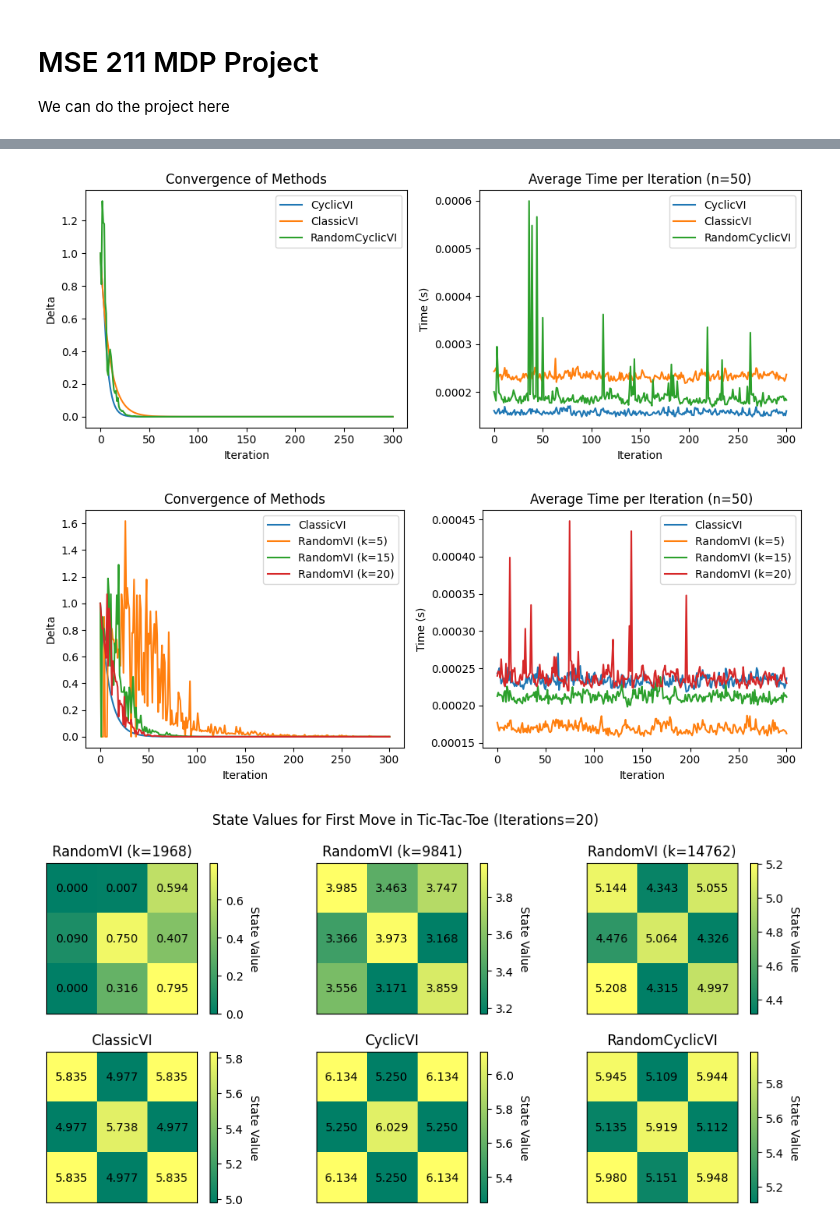
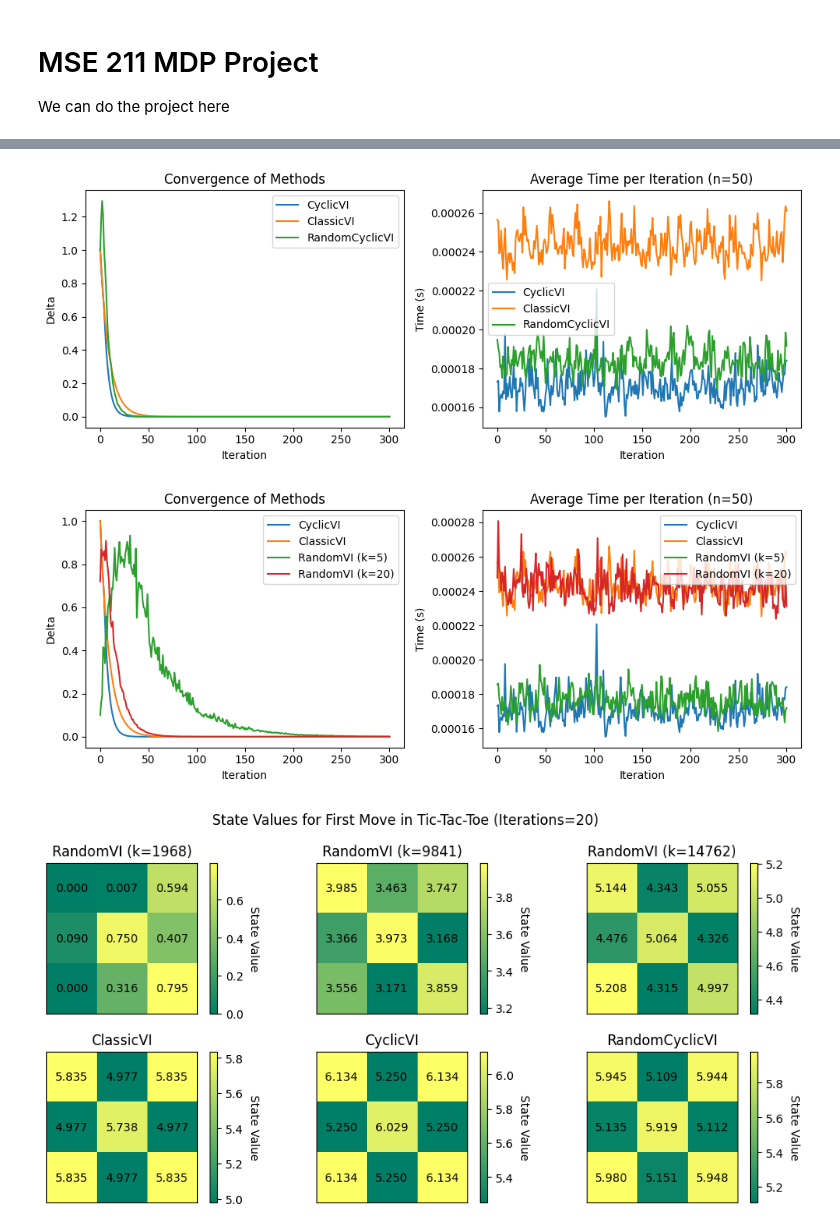
Before and after one commit to JordanTroutman/mse_211_project, a Jupyter notebook: Troutman Notebook.ipynb, the cells around one changed output, grey strips where cells are left out. Drawn from its saved outputs; the diff is of its cells as text; code cells hidden in the pictures.

Commit message:
Average over the deltas

```diff
--- a/Troutman Notebook.ipynb
+++ b/Troutman Notebook.ipynb
@@ -31,14 +31,17 @@ for iterator in iterators:
     name = iterator.name
     solver = Solver(iterator, g, 0.9)
     measures = []
+    deltas = []
     for _ in range(50):
         solver.solve(steps=300)
         measures.append(solver.time_each_step)
+        deltas.append(solver.deltas)
+
     measures = np.array(measures)
     avg = measures.mean(axis=0)
 
     data[name]["avg_speed"] = avg
-    data[name]["delta"] = solver.deltas
+    data[name]["delta"] = deltas
 # %%
 fig, axs = plt.subplots(1, 2, figsize=(10,4))
 
@@ -46,7 +49,7 @@ fig, axs = plt.subplots(1, 2, figsize=(10,4))
 ax = axs[0]
 for name in data:
     if "k" not in name:
-        ax.plot(data[name]["delta"], label=name)
+        ax.plot(np.array(data[name]["delta"]).mean(axis=0), label=name)
         ax.set_xlabel("Iteration")
         ax.set_ylabel("Delta")
         ax.set_title("Convergence of Methods")
@@ -67,36 +70,41 @@ ax.legend()
 plt.tight_layout()
 plt.savefig("figs/classic_cyclic_randomcyclic.png")
 # %% [output]
-[figure, old version]
+[figure, new version]
 # %%
 fig, axs = plt.subplots(1, 2, figsize=(10,4))
 
 # Plot one iteration for convergence
 ax = axs[0]
 for name in data:
-    if "Cyclic" not in name:
-        ax.plot(data[name]["delta"], label=name)
+    if name in ["ClassicVI", "CyclicVI"] or ("RandomVI" in name and "k=15" not in name):
+        ax.plot(np.array(data[name]["delta"]).mean(axis=0), label=name)
         ax.set_xlabel("Iteration")
         ax.set_ylabel("Delta")
         ax.set_title("Convergence of Methods")
 
 ax.legend()
 
 # Plot deltas over time
 ax = axs[1]
 for name in data:
-    if "Cyclic" not in name:
+
+    # Classic, random k=5,15, Cyclic
+    if name in ["ClassicVI", "CyclicVI"] or ("RandomVI" in name and "k=15" not in name):
         ax.plot(data[name]["avg_speed"], label=name)
         ax.set_ylabel("Time (s)")
         ax.set_xlabel("Iteration")
         ax.set_title("Average Time per Iteration (n={})".format(50))
 
-ax.legend()
+# ax.legend()
+# ax.legend(bbox_to_anchor=(0.5, 0.5), bbox_transform=fig.transFigure)
+ax.legend(loc="upper right")
+
 
 plt.tight_layout()
-# plt.savefig("figs/classic_random.png")
+plt.savefig("figs/classic_v_cyclic_v_random.png")
 # %% [output]
-[figure, old version]
+[figure, new version]
 # %%
 # Look only at the starting states, which are the ones where there is only
 # one X
```
Also changed, not shown: parts of 1 cell of this notebook, 5 other files.
